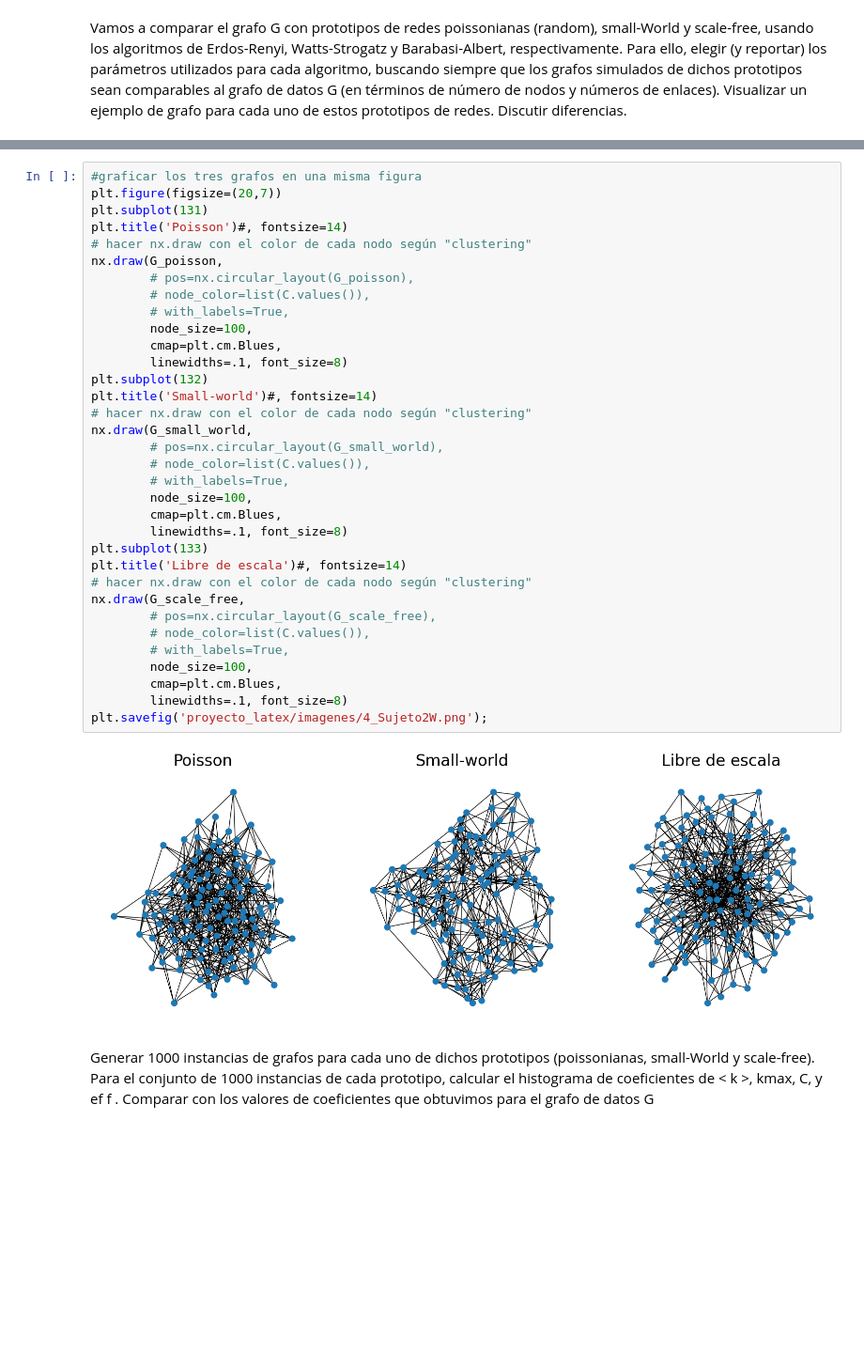
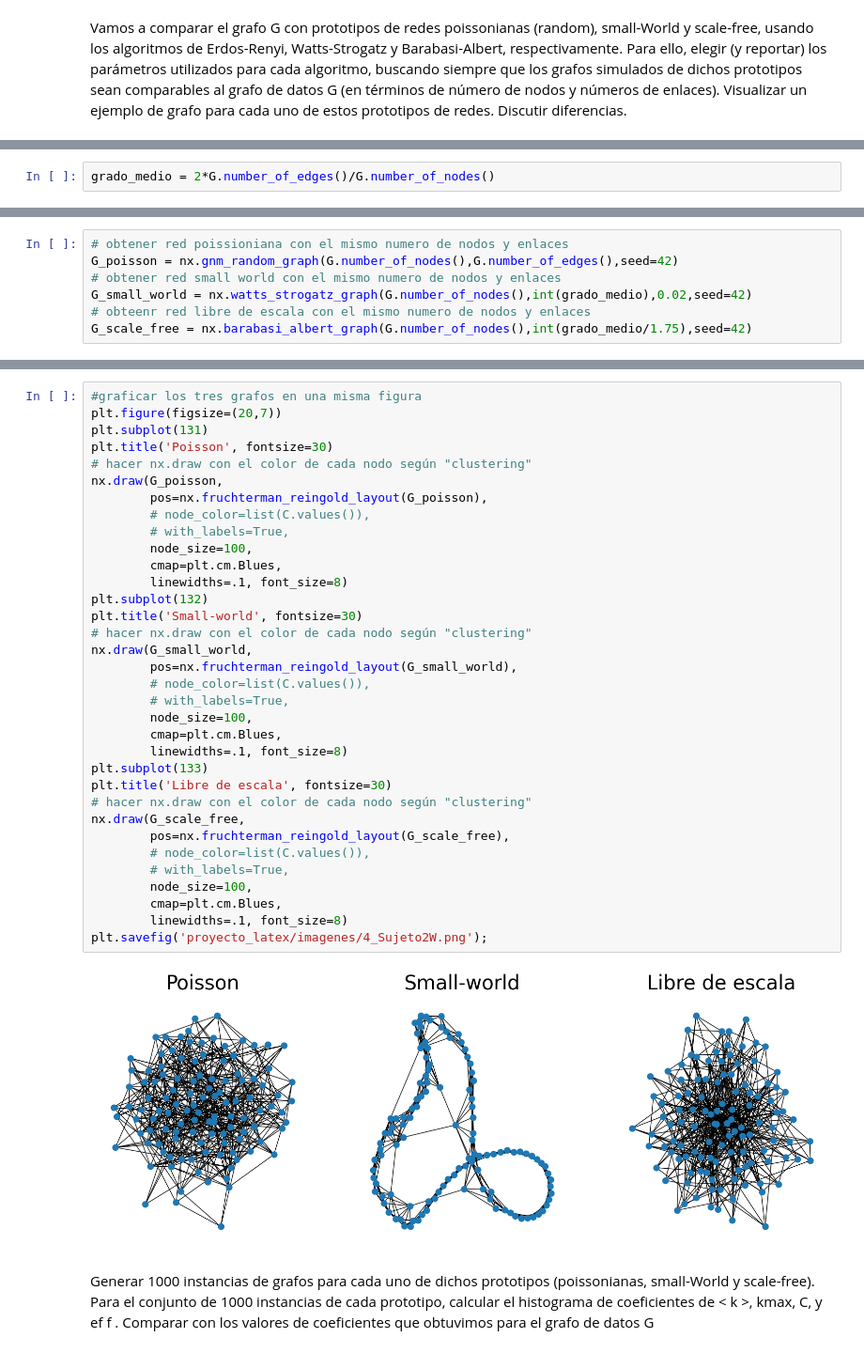
Before and after one commit to josesg998/dmecyt, a Jupyter notebook: preTP2/preTP2.ipynb, the cells around one changed output, grey strips where cells are left out. Shown at 94% size. Drawn from its saved outputs; the diff is of its cells as text; blank space fills up the shorter version.

```diff
--- a/preTP2/preTP2.ipynb
+++ b/preTP2/preTP2.ipynb
@@ -336,0 +366,2 @@ nx.erdos_renyi_graph()
+# %%
+grado_medio = 2*G.number_of_edges()/G.number_of_nodes()
@@ -336,0 +372,7 @@ nx.erdos_renyi_graph()
+# %%
+# obtener red poissioniana con el mismo numero de nodos y enlaces
+G_poisson = nx.gnm_random_graph(G.number_of_nodes(),G.number_of_edges(),seed=42)
+# obtener red small world con el mismo numero de nodos y enlaces
+G_small_world = nx.watts_strogatz_graph(G.number_of_nodes(),int(grado_medio),0.02,seed=42)
+# obteenr red libre de escala con el mismo numero de nodos y enlaces
+G_scale_free = nx.barabasi_albert_graph(G.number_of_nodes(),int(grado_medio/1.75),seed=42)
@@ -337,39 +408,39 @@ nx.erdos_renyi_graph()
 # %%
 #graficar los tres grafos en una misma figura
 plt.figure(figsize=(20,7))
 plt.subplot(131)
-plt.title('Poisson')#, fontsize=14)
+plt.title('Poisson', fontsize=30)
 # hacer nx.draw con el color de cada nodo según "clustering"
 nx.draw(G_poisson,
-        # pos=nx.circular_layout(G_poisson),
+        pos=nx.fruchterman_reingold_layout(G_poisson),
         # node_color=list(C.values()),
         # with_labels=True,
         node_size=100,
         cmap=plt.cm.Blues,
         linewidths=.1, font_size=8)
 plt.subplot(132)
-plt.title('Small-world')#, fontsize=14)
+plt.title('Small-world', fontsize=30)
 # hacer nx.draw con el color de cada nodo según "clustering"
 nx.draw(G_small_world,
-        # pos=nx.circular_layout(G_small_world),
+        pos=nx.fruchterman_reingold_layout(G_small_world),
         # node_color=list(C.values()),
         # with_labels=True,
         node_size=100,
         cmap=plt.cm.Blues,
         linewidths=.1, font_size=8)
 plt.subplot(133)
-plt.title('Libre de escala')#, fontsize=14)
+plt.title('Libre de escala', fontsize=30)
 # hacer nx.draw con el color de cada nodo según "clustering"
 nx.draw(G_scale_free,
-        # pos=nx.circular_layout(G_scale_free),
+        pos=nx.fruchterman_reingold_layout(G_scale_free),
         # node_color=list(C.values()),
         # with_labels=True,
         node_size=100,
         cmap=plt.cm.Blues,
         linewidths=.1, font_size=8)
 plt.savefig('proyecto_latex/imagenes/4_Sujeto2W.png');
 # %% [output]
-[figure, old version]
+[figure, new version]
 # %% [markdown]
 Generar 1000 instancias de grafos para cada uno de dichos prototipos (poissonianas, small-World y scale-free). Para el conjunto de 1000 instancias de cada prototipo, calcular el histograma de coeﬁcientes de < k >, kmax, C, y ef f . Comparar con los valores de coeﬁcientes que obtuvimos para el grafo de datos G
 # %%
```
Also changed, not shown: parts of 21 cells of this notebook, 5 other files.
